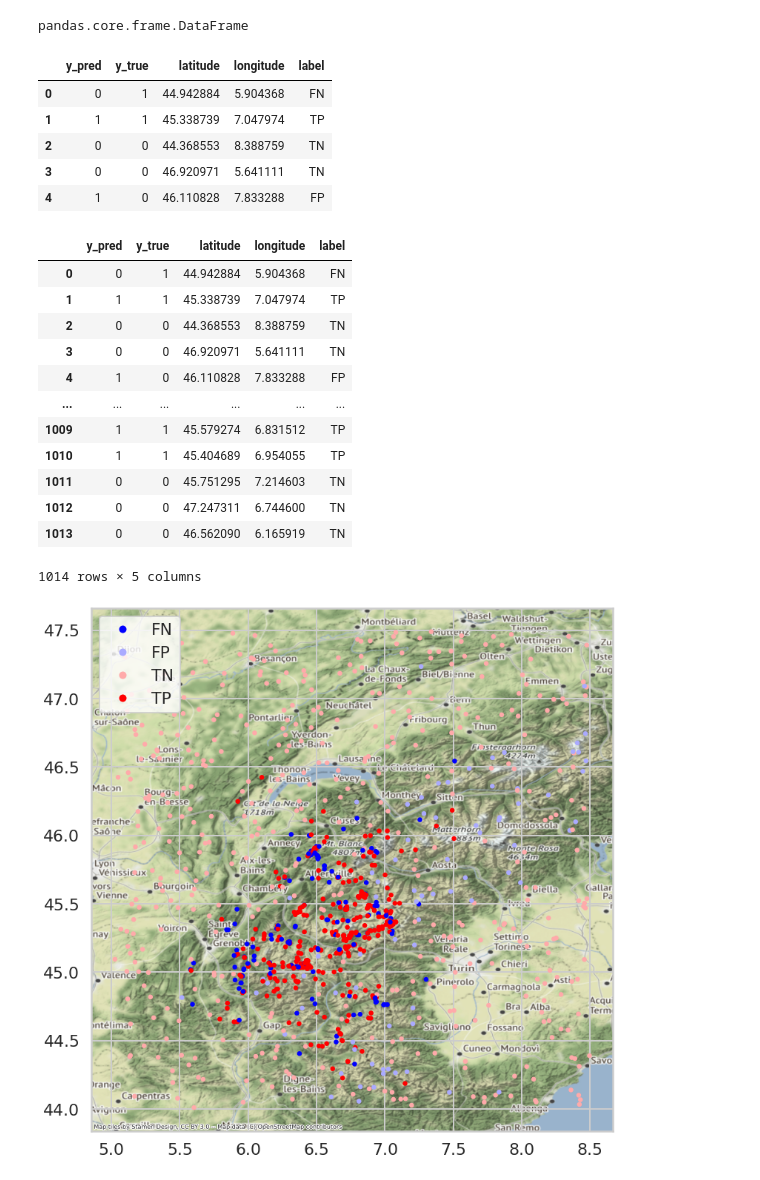
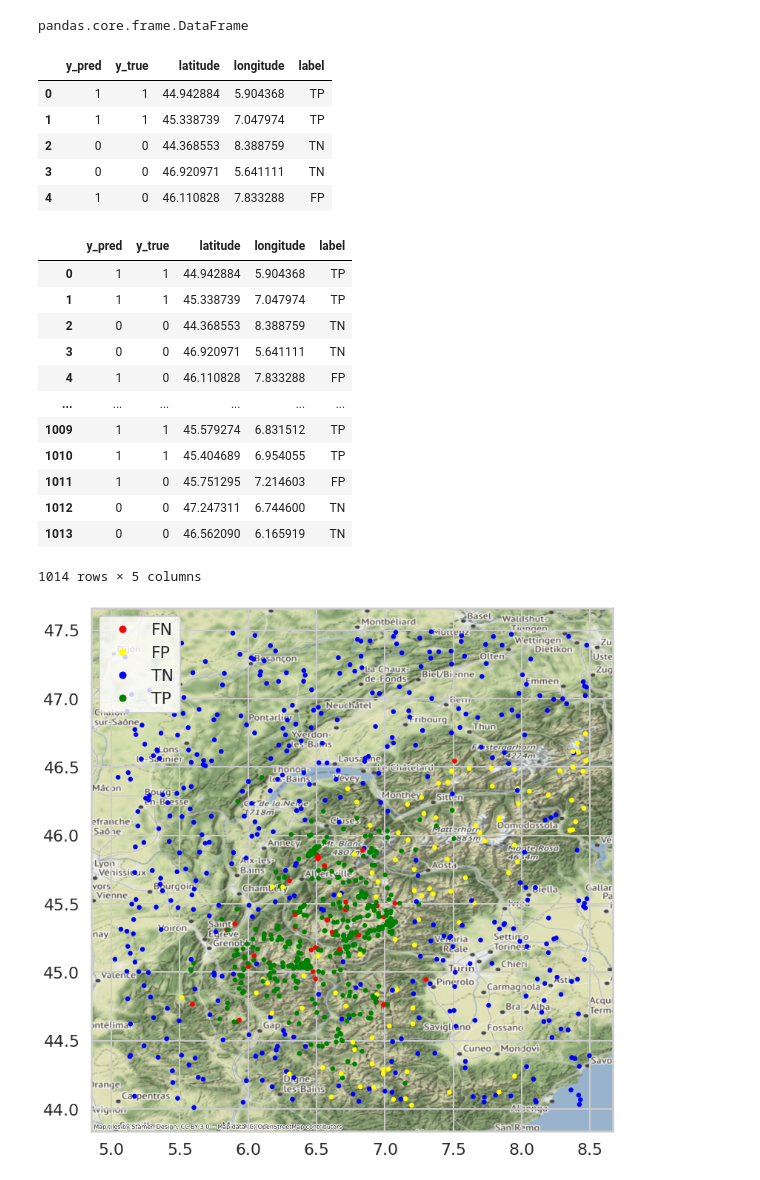
Before and after one commit to janslowik/huhuha, a Jupyter notebook: notebooks/results_visualisation.ipynb, the cells around one changed output. Cells and saved outputs as stored; diff of their text form; code cells hidden in the pictures.

```diff
--- a/notebooks/results_visualisation.ipynb
+++ b/notebooks/results_visualisation.ipynb
@@ -275,7 +275,9 @@ Wynikia dla dwóch poziomów lepsze niż dla pojedynczcyh, wartości F1 wyższe
 # %%
 #TODO
 import json
-with open(RESULTS_DIR / 'MLP___src_opentopomap___zoom_f15_preds.json', 'r') as f:
+# with open(RESULTS_DIR / 'MLP___src_opentopomap___zoom_f15_preds.json', 'r') as f:
+# with open(RESULTS_DIR / 'CNN_AUG_MLP___src_opentopomap___zoom_f12_preds.json', 'r') as f:
+with open(RESULTS_DIR / 'CNN_AUG_MLP___src_arcgis_opentopomap___zoom_f13_15_preds.json', 'r') as f:
     preds = json.load(f)
 # %%
 def get_label(x):
@@ -298,7 +300,7 @@ pandas.core.frame.DataFrame
 df.head()
 # %% [output]
 |  | y_pred | y_true | latitude | longitude | label |
-| 0 | 0 | 1 | 44.942884 | 5.904368 | FN |
+| 0 | 1 | 1 | 44.942884 | 5.904368 | TP |
 | 1 | 1 | 1 | 45.338739 | 7.047974 | TP |
 | 2 | 0 | 0 | 44.368553 | 8.388759 | TN |
 | 3 | 0 | 0 | 46.920971 | 5.641111 | TN |
@@ -307,7 +309,7 @@ df.head()
 df
 # %% [output]
 |  | y_pred | y_true | latitude | longitude | label |
-| 0 | 0 | 1 | 44.942884 | 5.904368 | FN |
+| 0 | 1 | 1 | 44.942884 | 5.904368 | TP |
 | 1 | 1 | 1 | 45.338739 | 7.047974 | TP |
 | 2 | 0 | 0 | 44.368553 | 8.388759 | TN |
 | 3 | 0 | 0 | 46.920971 | 5.641111 | TN |
@@ -315,7 +317,7 @@ df
 | ... | ... | ... | ... | ... | ... |
 | 1009 | 1 | 1 | 45.579274 | 6.831512 | TP |
 | 1010 | 1 | 1 | 45.404689 | 6.954055 | TP |
-| 1011 | 0 | 0 | 45.751295 | 7.214603 | TN |
+| 1011 | 1 | 0 | 45.751295 | 7.214603 | FP |
 | 1012 | 0 | 0 | 47.247311 | 6.744600 | TN |
 | 1013 | 0 | 0 | 46.562090 | 6.165919 | TN |
 1014 rows × 5 columns
@@ -341,14 +352,16 @@ gdf_french_alps = gdf[(gdf.latitude > ALPS_LAT_LOWER) & (gdf.latitude < ALPS_LAT
+# %%
+cmap = ListedColormap(["red", "yellow", "blue", "green"])
 # %%
 import contextily
 
 ax = gdf_french_alps.plot(
     column='label',
     categorical=True,
     markersize=20,
-    cmap="bwr",
+    cmap=cmap,
     figsize=(13, 13),
     legend=True
 )
 contextily.add_basemap(ax, crs=gdf_french_alps.crs.to_string())
 # %% [output]
-[figure, old version]
+[figure, new version]
```
Also changed, not shown: parts of 9 cells of this notebook, 51 other files.
